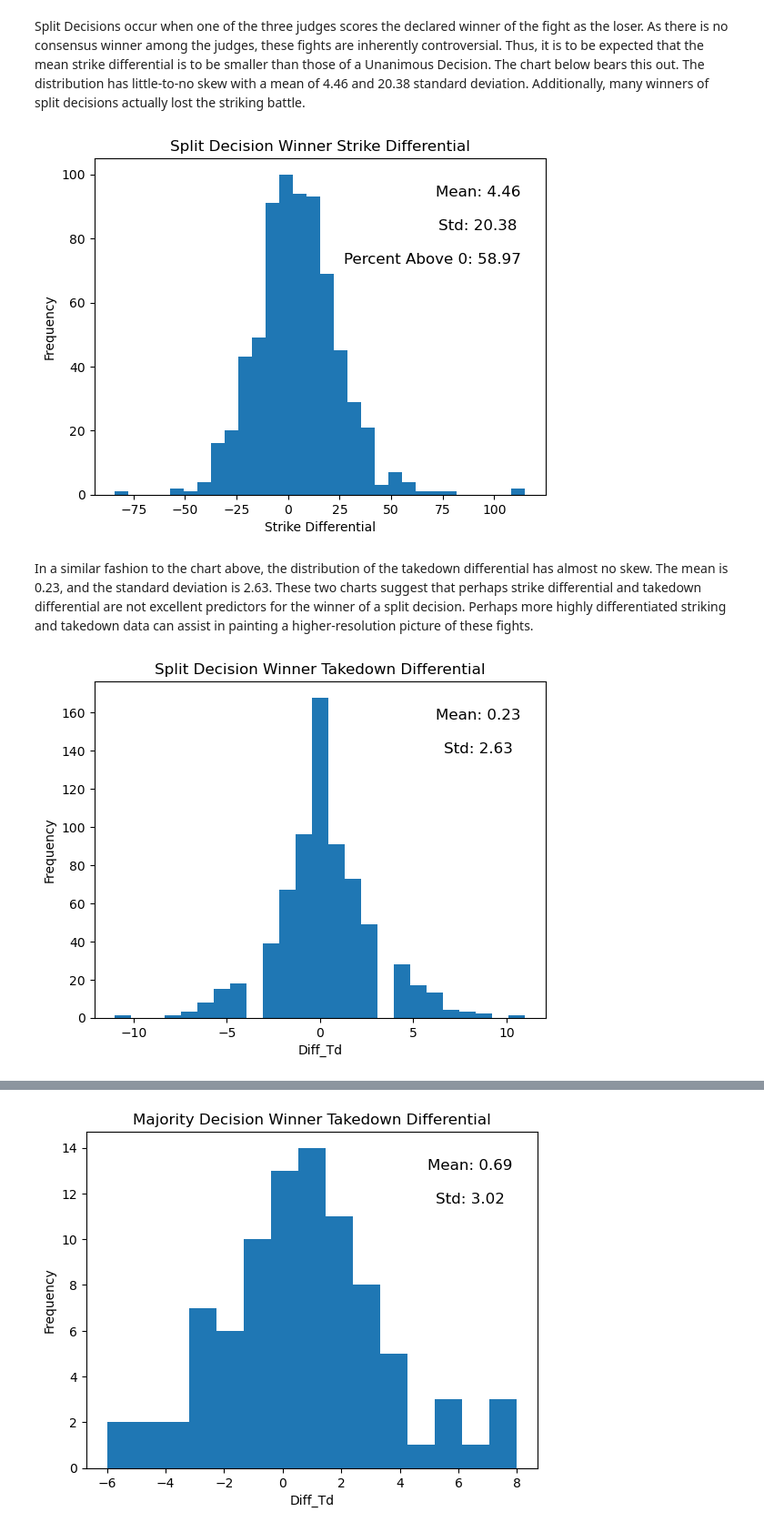
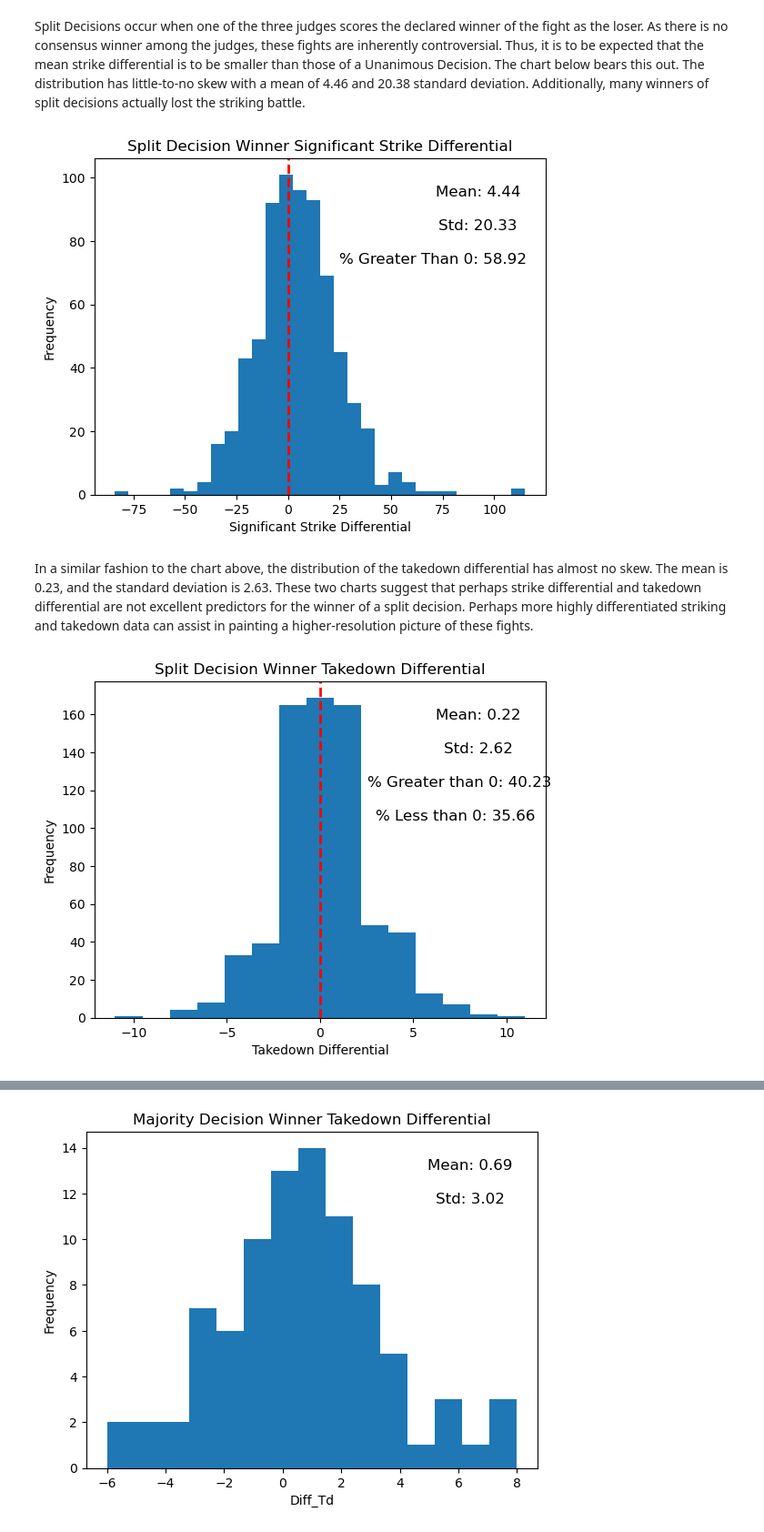
Before and after one commit to jcollopy-tulane/jcollopy-tulane.github.io, a Jupyter notebook: UFC_Fight_Project.ipynb, the cells around one changed output, grey strips where cells are left out. Shown at 91% size. Saved outputs shown, nothing was run; the diff lists cells and outputs as text; code cells hidden in the pictures.

```diff
--- a/UFC_Fight_Project.ipynb
+++ b/UFC_Fight_Project.ipynb
@@ -1163,6 +1163,7 @@ decision_data_1.head()
 | 3 | 10 | win | Muhammad Naimov Nathaniel Wood | 0 0 | 48 50 | 4 2 | 0 0 | Featherweight | U-DEC | 3 | ... |
 | 4 | 11 | win | Viktoriia Dudakova Jinh Yu Frey | 1 0 | 74 47 | 0 1 | 0 0 | Women's Strawweight | U-DEC | 3 | ... |
 # %%
+decision_data_1.replace("--", 0, inplace=True)
 decision_data_1.replace(" --", 0, inplace=True)
 decision_data_1[["Winner_Str", "Loser_Str", "Winner_Kd", "Loser_Kd", "Winner_Td", "Loser_Td", "Winner_Sub", "Loser_Sub"]] = decision_data_1[["Winner_Str", "Loser_Str", "Winner_Kd", "Loser_Kd", "Winner_Td", "Loser_Td", "Winner_Sub", "Loser_Sub"]].apply(pd.to_numeric)
 decision_data_1
@@ -1253,30 +1259,35 @@ std_value = S_DEC["Diff_Str"].std()
 greater_than_0 = (len(S_DEC[S_DEC["Diff_Str"] > 0])/len(S_DEC))*100
 plt.text(0.85, 0.9, f'Mean: {mean_value:.2f}', fontsize=12, transform=plt.gca().transAxes, va='center', ha='center')
 plt.text(0.85, 0.8, f'Std: {std_value:.2f}', fontsize=12, transform=plt.gca().transAxes, va='center', ha='center')
-plt.text(0.75, 0.7, f'Percent Above 0: {greater_than_0:.2f}', fontsize=12, transform=plt.gca().transAxes, va='center', ha='center')
-plt.xlabel("Strike Differential")
+plt.text(0.75, 0.7, f'% Greater Than 0: {greater_than_0:.2f}', fontsize=12, transform=plt.gca().transAxes, va='center', ha='center')
+plt.axvline(x=0, color='red', linestyle='--', linewidth=2, label='Zero')
+plt.xlabel("Significant Strike Differential")
 plt.ylabel('Frequency')
-plt.title('Split Decision Winner Strike Differential')
+plt.title('Split Decision Winner Significant Strike Differential')
 plt.show()
 # %% [output]
-[figure, old version]
+[figure, new version]
 # %% [markdown]
 In a similar fashion to the chart above, the distribution of the takedown differential has almost no skew. The mean is 0.23, and the standard deviation is 2.63. These two charts suggest that perhaps strike differential and takedown differential are not excellent predictors for the winner of a split decision. Perhaps more highly differentiated striking and takedown data can assist in painting a higher-resolution picture of these fights.
 # %%
 # Visualize Distribution of Winner Takedown Differential in Split Decision Fights
 
-plt.hist(S_DEC["Diff_Td"], bins = 25)
+plt.hist(S_DEC["Diff_Td"], bins = 15)
 mean_value = S_DEC["Diff_Td"].mean()
 std_value = S_DEC["Diff_Td"].std()
-greater_than_0 = (len(S_DEC[S_DEC["Diff_Kd"] > 0])/len(S_DEC))*100
+greater_than_0 = (len(S_DEC[S_DEC["Diff_Td"] > 0])/len(S_DEC))*100
+less_than_0 = (len(S_DEC[S_DEC["Diff_Td"] < 0])/len(S_DEC))*100
 plt.text(0.85, 0.9, f'Mean: {mean_value:.2f}', fontsize=12, transform=plt.gca().transAxes, va='center', ha='center')
 plt.text(0.85, 0.8, f'Std: {std_value:.2f}', fontsize=12, transform=plt.gca().transAxes, va='center', ha='center')
-plt.xlabel('Diff_Td')
+plt.text(0.81, 0.7, f'% Greater than 0: {greater_than_0:.2f}', fontsize=12, transform=plt.gca().transAxes, va='center', ha='center')
+plt.text(0.8, 0.6, f'% Less than 0: {less_than_0:.2f}', fontsize=12, transform=plt.gca().transAxes, va='center', ha='center')
+plt.axvline(x=0, color='red', linestyle='--', linewidth=2, label='Zero')
+plt.xlabel('Takedown Differential')
 plt.ylabel('Frequency')
 plt.title('Split Decision Winner Takedown Differential')
 plt.show()
 # %% [output]
-[figure, old version]
+[figure, new version]
 # %%
 # Visualize Distribution of Winner Strike Differential in Split Decision Fights
 
```
Also changed, not shown: parts of 9 cells of this notebook, 1 other file.
